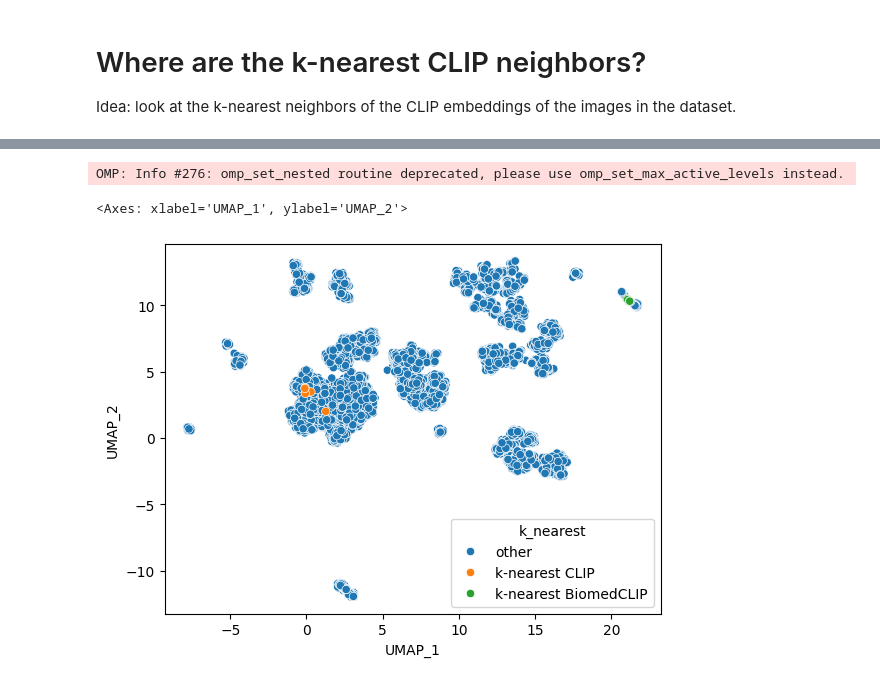
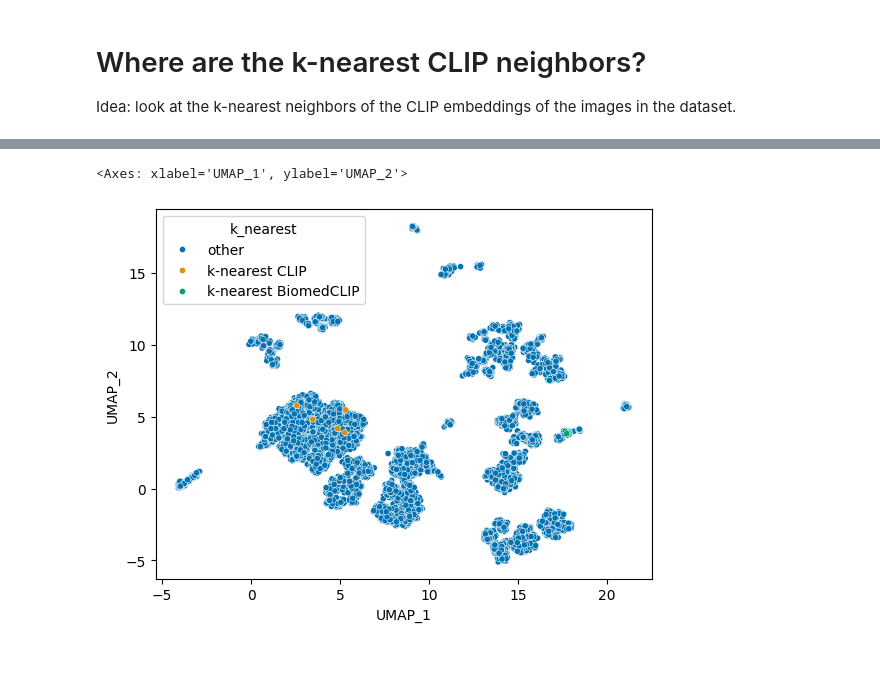
Before and after one commit to etowahadams/spec-image-embeddings, a Jupyter notebook: embeddings_closest_BiomedCLIP.ipynb, the cells around one changed output, grey strips where cells are left out. Cells and saved outputs as stored; diff of their text form; code cells hidden in the pictures.

Commit message:
similarity

```diff
--- a/embeddings_closest_BiomedCLIP.ipynb
+++ b/embeddings_closest_BiomedCLIP.ipynb
@@ -23,16 +23,13 @@ import torch
 
 model, preprocess_train, preprocess_val = open_clip.create_model_and_transforms('hf-hub:microsoft/BiomedCLIP-PubMedBERT_256-vit_base_patch16_224')
 tokenizer = open_clip.get_tokenizer('hf-hub:microsoft/BiomedCLIP-PubMedBERT_256-vit_base_patch16_224')
-# %%
-query_image = Image.open("hic-matrix.png")
-image = preprocess_val(query_image).unsqueeze(0)
-
-with torch.no_grad(), torch.cuda.amp.autocast():
-    image_features = model.encode_image(image)
-    image_features /= image_features.norm(dim=-1, keepdim=True)
-
-query_embedding = image_features.cpu().numpy().flatten()
 # %%
+def get_image_features(image_path):
+    image = Image.open(image_path)
+    inputs = preprocess_val(image).unsqueeze(0)
+    with torch.no_grad():
+        image_features = model.encode_image(inputs)
+    return image_features.numpy().flatten()
 
 def cosine_similarity(a, b):
     return np.dot(a, b) / (np.linalg.norm(a) * np.linalg.norm(b))
@@ -60,9 +57,3 @@ def display_images(img_paths):
     plt.figure(figsize=(20, 20))
     plt.imshow(new_im)
     plt.axis('off')
-
-biomedCLIP_embeddings = np.array(biomedCLIP['clip_embeddings'].to_list())
-top_5 = most_similar(query_embedding, biomedCLIP_embeddings, top_n=5)
-img_paths = biomedCLIP.loc[top_5]['image'].to_list()
-print('The 5 most similar images using biomedCLIP are the following:')
-display_images(img_paths)
@@ -71,0 +98,11 @@ The 5 most similar images using biomedCLIP are the following:
+# %%
+query_embedding = get_image_features("ideogram.png")
+# Find the 5 most similar images using biomedCLIP
+biomedCLIP_embeddings = np.array(biomedCLIP['clip_embeddings'].to_list())
+top_5 = most_similar(query_embedding, biomedCLIP_embeddings, top_n=5)
+# Extract the image paths from the dataframe
+img_paths = biomedCLIP.loc[top_5]['image'].to_list()
+print('The 5 most similar images using biomedCLIP are the following:')
+# helper function to show all the images in a row
+display_images(img_paths)
+img_paths
@@ -74,11 +119,11 @@ The 5 most similar images using biomedCLIP are the following:
 
 Idea: look at the k-nearest neighbors of the CLIP embeddings of the images in the dataset.
 # %%
-k_nearest_CLIP = ['screenshots/two_by_two_p_2_m_13_sw_0_7_s_0_7.png',
- 'screenshots/two_by_two_p_2_m_4_sw_0_7_s_0_7.png',
- 'screenshots/two_by_two_p_3_m_15_sw_1_0_s_1_2.png',
- 'screenshots/two_by_two_p_0_m_20_sw_0_7_s_0_7.png',
- 'screenshots/two_by_two_p_2_m_10_sw_0_7_s_0_7.png']
+k_nearest_CLIP = ['screenshots/three_composite_v_m_16_sw_1_2_s_0_7.png',
+ 'screenshots/two_by_two_p_3_m_15_sw_1_0_s_1_0.png',
+ 'screenshots/two_by_two_sq_uneven_h_m_12_sw_1_0_s_0_7.png',
+ 'screenshots/three_composite_v_m_0_sw_1_2_s_0_7.png',
+ 'screenshots/two_by_two_uneven_w_m_18_sw_2_0_s_2_0.png']
 k_nearest_BiomedCLIP = img_paths
 
 def filter_k_nearest(x):
@@ -129,15 +174,13 @@ embedding_df = pd.DataFrame(umap_embeddings, columns=['UMAP_1', 'UMAP_2'])
 
 biomedCLIP['UMAP_1'] = embedding_df['UMAP_1']
 biomedCLIP['UMAP_2'] = embedding_df['UMAP_2']
-# %% [output]
-OMP: Info #276: omp_set_nested routine deprecated, please use omp_set_max_active_levels instead.
 # %%
 sorted_biomedCLIP = biomedCLIP.sort_values(by='k_nearest', ascending=False)
 
-sns.scatterplot(data=sorted_biomedCLIP, x='UMAP_1', y='UMAP_2', hue='k_nearest')
+sns.scatterplot(data=sorted_biomedCLIP, x='UMAP_1', y='UMAP_2', hue='k_nearest', s=20, palette="colorblind")
 # %% [output]
 <Axes: xlabel='UMAP_1', ylabel='UMAP_2'>
-[figure, old version]
+[figure, new version]
 # %%
 biomedCLIP[biomedCLIP['k_nearest'] != 'other']
 # %% [output]
```
Also changed, not shown: parts of 6 cells of this notebook, 6 other files.
